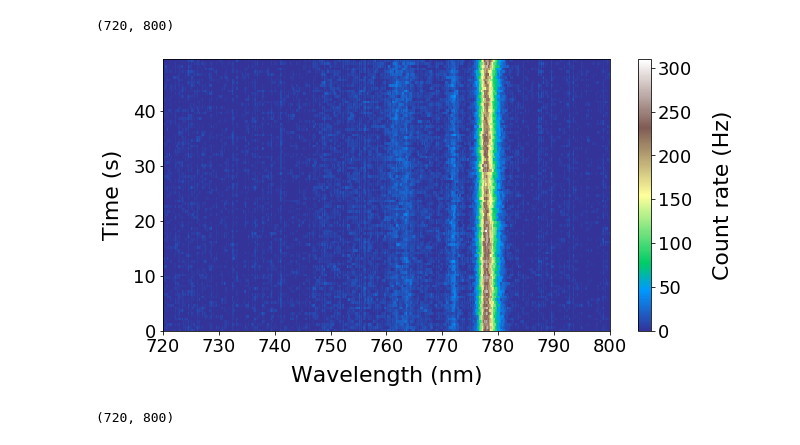
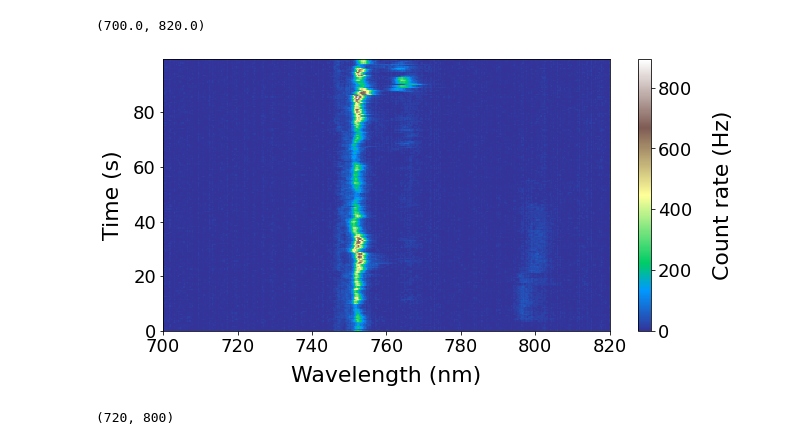
Before and after one commit to RaphaelSura/PythonPhotonicsLab, a Jupyter notebook: AnalyzeData/SpectralTimeTrace.ipynb, the cells around one changed output. Cells and saved outputs as stored; diff of their text form; code cells hidden in the pictures.

```diff
--- a/AnalyzeData/SpectralTimeTrace.ipynb
+++ b/AnalyzeData/SpectralTimeTrace.ipynb
@@ -11,8 +11,8 @@ import numpy as np
 import os
 
 # user input
-wdir = r'Z:\Projects\WSe2\2020\02 february\20200217 - WSe2hBN wrinkle\5K data\spectra\timetraces'
-f = 'WSe2hBN_wrinkle_5K_area12_2uW_pos1_timetrace_2'
+wdir = r'C:\Users\Raphael\OneDrive - Cornell University\paper figures\fig5\no hBN(same sample as hBN top)'
+f = '\spectrum_pillar14_8uW_2V_4c5K_timetrace'
 remove_cosmic = False
 n_std = 10          # the threshold on how many standard deviations from the median to exclude the data
 manual = False       # to remove the cosmic rays manually (no automatic)
@@ -50,10 +50,10 @@ for i in range(num_file):
     t_trace[i,:] = single_shot
 # %%
 fig, ax = plt.subplots(1, 1, figsize=(10, 5))
-p2 = ax.pcolor(spect.x, _time, t_trace, cmap='terrain', vmin=0, vmax=np.max(t_trace)) #norm=LogNorm(vmin=0, vmax=np.max(z))) #
+p2 = ax.pcolor(spect.x, _time, t_trace, cmap='jet', vmin=0, vmax=np.max(t_trace)) #norm=LogNorm(vmin=0, vmax=np.max(z))) #
 cb2 = fig.colorbar(p2)
 prettify_2d_plot(ax, cb2, 'Wavelength (nm)', 'Time (s)', 'Count rate (Hz)')
-#plt.xlim(720, 800)
+plt.xlim(700, 820)
 # %% [output]
-(720, 800)
+(700.0, 820.0)
-[figure, old version]
+[figure, new version]
```
Also changed, not shown: parts of 2 cells of this notebook, 8 other files.
